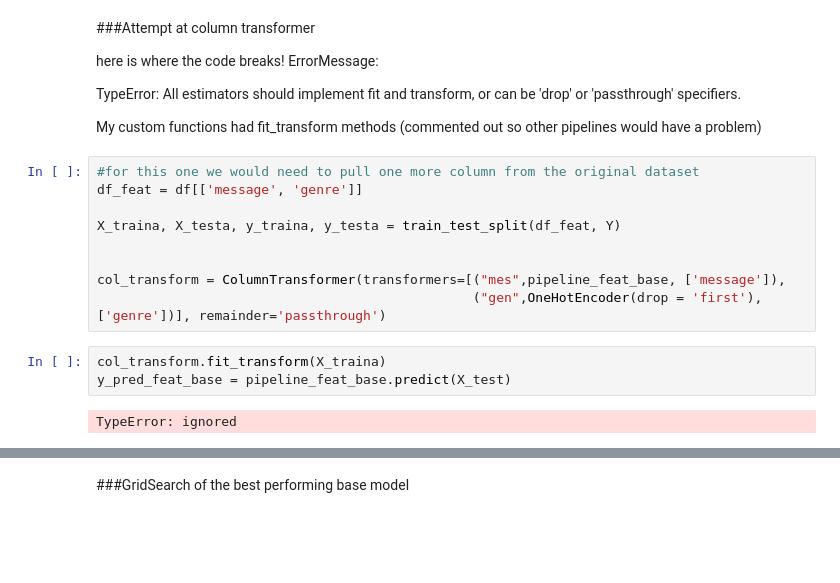
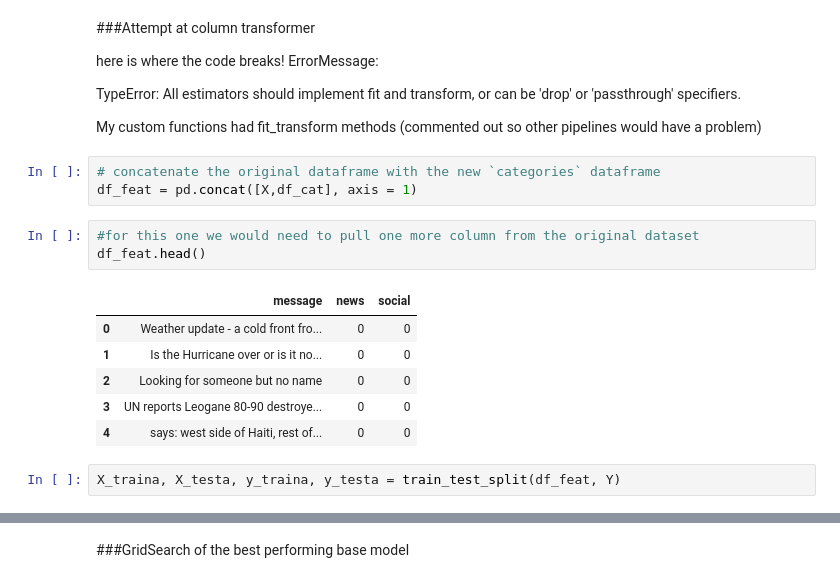
Before and after one commit to mariavaghani/udacity-nanodegree-exercise, a Jupyter notebook: 4_Data_Engineering/Lesson_5_Project/ML Pipeline Preparation.ipynb, the cells around one changed output, grey strips where cells are left out. Cells and saved outputs as stored; diff of their text form; blank space fills up the shorter version.

```diff
--- a/4_Data_Engineering/Lesson_5_Project/ML Pipeline Preparation.ipynb
+++ b/4_Data_Engineering/Lesson_5_Project/ML Pipeline Preparation.ipynb
@@ -444,17 +489,18 @@ ErrorMessage:
 TypeError: All estimators should implement fit and transform, or can be 'drop' or 'passthrough' specifiers.
 
 My custom functions had fit_transform methods (commented out so other pipelines would have a problem)
+# %%
+# concatenate the original dataframe with the new `categories` dataframe
+df_feat = pd.concat([X,df_cat], axis = 1)
 # %%
 #for this one we would need to pull one more column from the original dataset
-df_feat = df[['message', 'genre']]
-
-X_traina, X_testa, y_traina, y_testa = train_test_split(df_feat, Y)
-
-
-col_transform = ColumnTransformer(transformers=[("mes",pipeline_feat_base, ['message']),
-                                                ("gen",OneHotEncoder(drop = 'first'),['genre'])], remainder='passthrough')
+df_feat.head()
+# %% [output]
+|  | message | news | social |
+| 0 | Weather update - a cold front fro... | 0 | 0 |
+| 1 | Is the Hurricane over or is it no... | 0 | 0 |
+| 2 | Looking for someone but no name | 0 | 0 |
+| 3 | UN reports Leogane 80-90 destroye... | 0 | 0 |
+| 4 | says: west side of Haiti, rest of... | 0 | 0 |
-# %%
-col_transform.fit_transform(X_traina)
-y_pred_feat_base = pipeline_feat_base.predict(X_test)
-# %% [output]
-TypeError: ignored
+# %%
+X_traina, X_testa, y_traina, y_testa = train_test_split(df_feat, Y)
```
Also changed, not shown: parts of 12 cells of this notebook, 1 other file.
